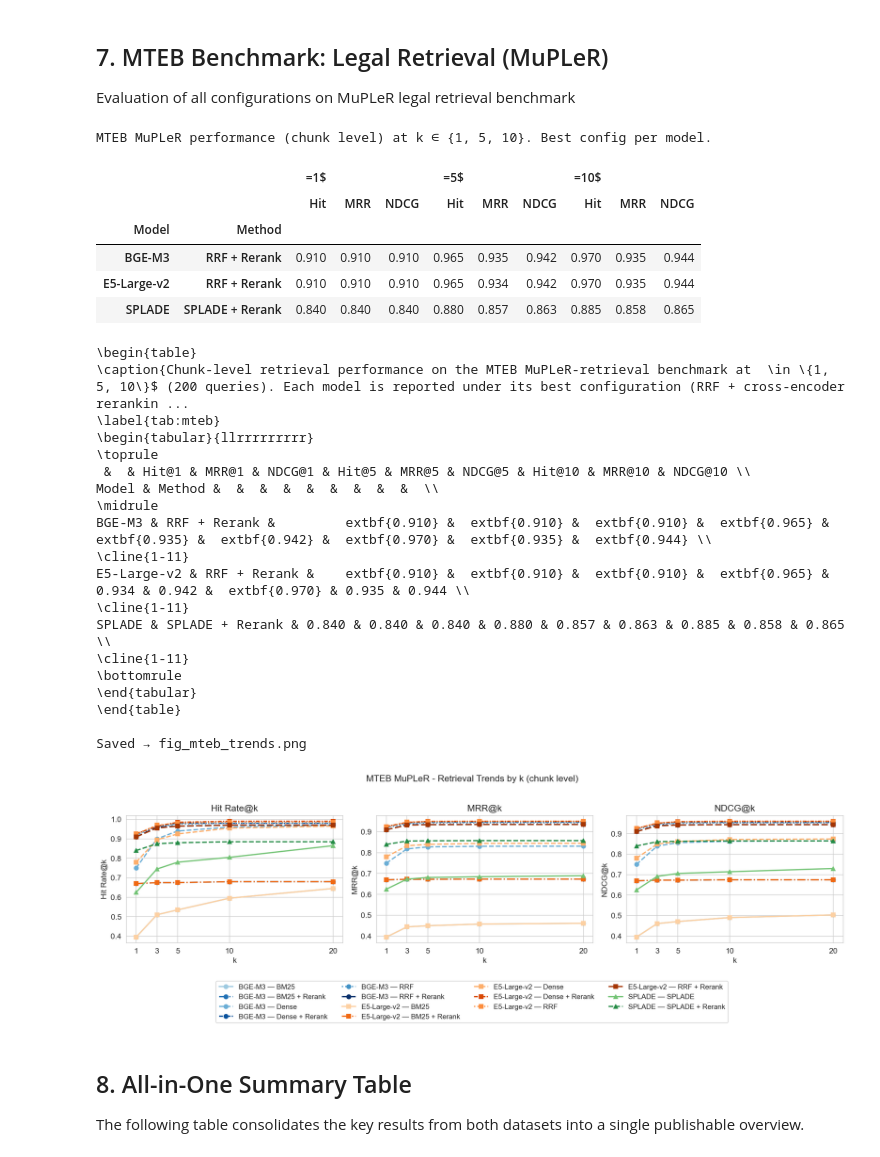
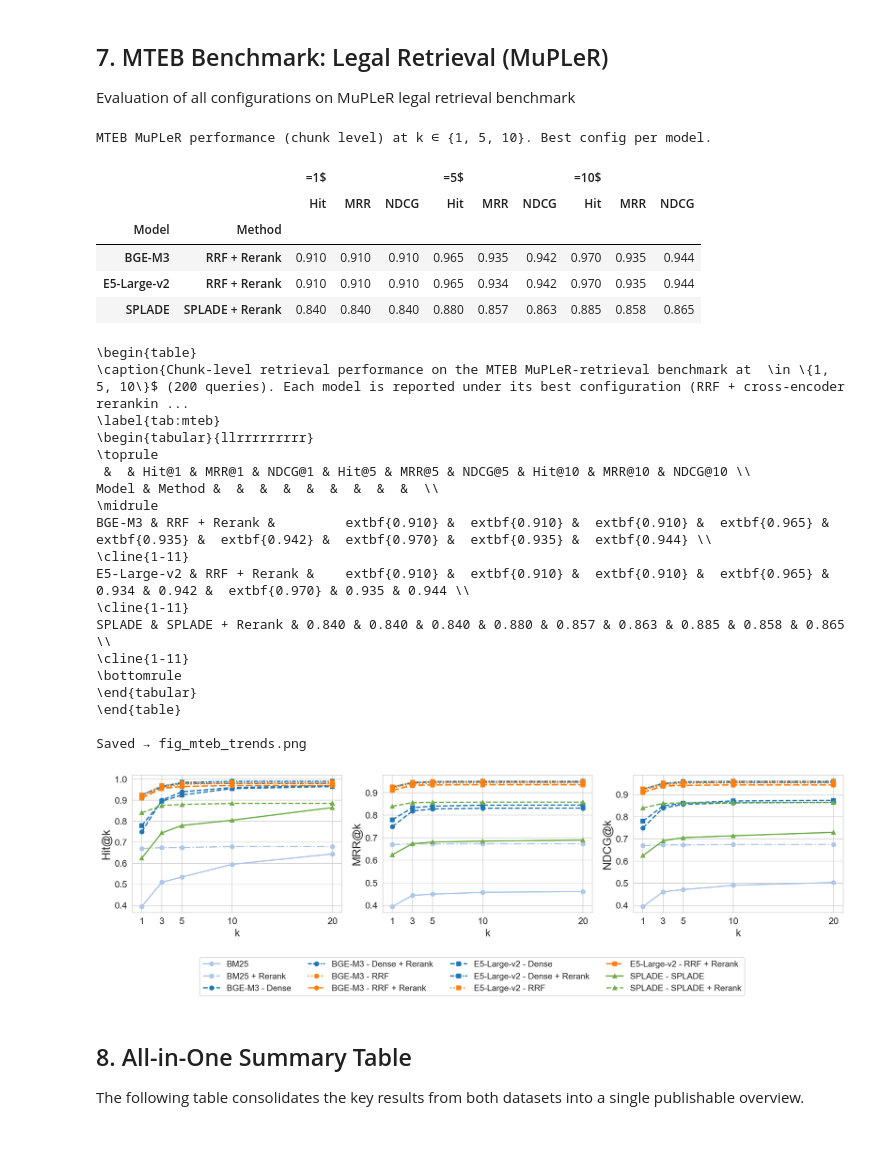
Before and after one commit to sarajose/RAG-for-Aligning-Greener-Electronics-Recommendations, a Jupyter notebook: retrieval_results.ipynb, the cells around one changed output. Drawn from its saved outputs; the diff is of its cells as text; code cells hidden in the pictures.

```diff
--- a/retrieval_results.ipynb
+++ b/retrieval_results.ipynb
@@ -519,14 +536,14 @@ for ax, (metric, col) in zip(axes, [('NDCG@10', 'ΔNDCG (BGE−E5)'), ('MRR@10',
     colors = ['#1f77b4' if v >= 0 else '#d62728' for v in h2h[col]]
     ax.barh(h2h.index, h2h[col], color=colors)
     ax.axvline(0, color='black', linewidth=0.8)
-    ax.set_title(f'Δ{metric}\n(BGE-M3 − E5-Large-v2)')
-    ax.set_xlabel('Absolute Δ')
+    #ax.set_title(f'Δ{metric}\n(BGE-M3 − E5-Large-v2)', fontsize=15)
+    ax.set_xlabel('Absolute Δ', fontsize=14)
     for i, v in enumerate(h2h[col]):
         ax.text(v + (0.001 if v >= 0 else -0.001), i, f'{v:+.3f}',
-                va='center', ha='left' if v >= 0 else 'right', fontsize=8)
+                va='center', ha='left' if v >= 0 else 'right', fontsize=11)
 
-axes[0].set_ylabel('Method')
-plt.suptitle('BGE-M3 vs E5-Large-v2 - Performance Gap at k=10 (Gold Standard)', fontsize=12, y=1.02)
+axes[0].set_ylabel('Method', fontsize=14)
+#plt.suptitle('BGE-M3 vs E5-Large-v2 - Performance Gap at k=10 (Gold Standard)', fontsize=15, y=1.02)
 plt.tight_layout()
 savefig('fig_h2h_gap.png')
 plt.show()
@@ -621,77 +638,74 @@ latex_str = latex_bold.to_latex(
 )
 print(latex_str)
 
-# Colour shades per (model_key, method) — different hues within each model family
-_METHODS_ORDER = ['bm25', 'dense', 'rrf', 'bm25_rerank', 'dense_rerank', 'rrf_rerank']
-_SHADES_BGE    = ['#9ecae1', '#6baed6', '#4292c6', '#2171b5', '#08519c', '#08306b']
-_SHADES_E5     = ['#fdd0a2', '#fdae6b', '#fd8d3c', '#f16913', '#d94801', '#a63603']
-_SHADES_SPLADE = {'splade': '#74c476', 'splade_rerank': '#238b45'}
+# BM25 is model-independent: drop the duplicate e5-large-v2 rows before plotting
+bm25_dup = mteb_data['method'].isin(['bm25', 'bm25_rerank']) & (mteb_data['model_key'] == 'e5-large-v2')
+mteb_plot_data = mteb_data[~bm25_dup].copy()
 
-def _line_color(model_key, method):
-    if model_key == 'bge-m3':
-        return _SHADES_BGE[_METHODS_ORDER.index(method)] if method in _METHODS_ORDER else '#9ecae1'
-    if model_key == 'e5-large-v2':
-        return _SHADES_E5[_METHODS_ORDER.index(method)]  if method in _METHODS_ORDER else '#fdd0a2'
-    return _SHADES_SPLADE.get(method, '#70AD47')
-
-# Line charts by k — colour = per-method shade within model family, linestyle = method type
+# Line charts by k
+# Encoding: colour = method family (METHOD_COLORS, consistent with all other figures)
+#           linestyle = method (METHOD_LINESTYLES, distinguishes base vs reranked)
+#           marker = model (MODEL_MARKERS)
 fig, axes = plt.subplots(1, 3, figsize=(15, 5), sharey=False)
-for ax, (metric_col, metric_label) in zip(axes, [('hit_rate', 'Hit Rate@k'), ('mrr', 'MRR@k'), ('ndcg', 'NDCG@k')]):
-    for _, grp in mteb_data.groupby(['model_key', 'method']):
+for ax, (metric_col, metric_label) in zip(axes, [('hit_rate', 'Hit@k'), ('mrr', 'MRR@k'), ('ndcg', 'NDCG@k')]):
+    for _, grp in mteb_plot_data.groupby(['model_key', 'method']):
         grp = grp.sort_values('k')
         mk  = grp['model_key'].iloc[0]
         mth = grp['method'].iloc[0]
-        lbl = f"{MODEL_LABELS.get(mk, mk)} — {METHOD_LABELS.get(mth, mth)}"
+        if mth in ('bm25', 'bm25_rerank'):
+            lbl = METHOD_LABELS.get(mth, mth)
+        else:
+            lbl = f"{MODEL_LABELS.get(mk, mk)} - {METHOD_LABELS.get(mth, mth)}"
         ax.plot(
             grp['k'], grp[metric_col],
-            color=_line_color(mk, mth),
+            color=METHOD_COLORS[mth],
             linestyle=METHOD_LINESTYLES.get(mth, '-'),
             marker=MODEL_MARKERS.get(mk, 'x'),
             markersize=6, linewidth=1.8,
             label=lbl,
         )
     ax.set_xticks(mteb_k_vals)
-    ax.set_xlabel('k', fontsize=11)
-    ax.set_ylabel(metric_label, fontsize=11)
-    ax.set_title(metric_label, fontsize=13)
-    ax.tick_params(labelsize=11)
+    ax.set_xlabel('k', fontsize=14)
+    ax.set_ylabel(metric_label, fontsize=16)
+    #ax.set_title(metric_label, fontsize=15)
+    ax.tick_params(labelsize=13)
 
 # Single legend below subplots — tight_layout rect reserves space, legend fills it
 handles, labels = axes[0].get_legend_handles_labels()
-plt.suptitle('MTEB MuPLeR - Retrieval Trends by k (chunk level)', fontsize=13, y=1.02)
-plt.tight_layout(rect=[0, 0.24, 1, 1])
-fig.legend(handles, labels, loc='upper center', bbox_to_anchor=(0.5, 0.22),
-           ncol=4, fontsize=10, frameon=True)
+#plt.suptitle('MTEB MuPLeR - Retrieval Trends by k (chunk level)', fontsize=15, y=1.02)
+plt.tight_layout(rect=[0, 0.28, 1, 1])
+fig.legend(handles, labels, loc='upper center', bbox_to_anchor=(0.5, 0.26),
+           ncol=4, fontsize=12, frameon=True)
 savefig('fig_mteb_trends.png')
 plt.show()
 # %% [output]
 MTEB MuPLeR performance (chunk level) at k ∈ {1, 5, 10}. Best config per model.
 |  |  | =1$ |  |  | =5$ |  |  | =10$ |  |  |
 |  |  | Hit | MRR | NDCG | Hit | MRR | NDCG | Hit | MRR | NDCG |
 | Model | Method |  |  |  |  |  |  |  |  |  |
 | BGE-M3 | RRF + Rerank | 0.910 | 0.910 | 0.910 | 0.965 | 0.935 | 0.942 | 0.970 | 0.935 | 0.944 |
 | E5-Large-v2 | RRF + Rerank | 0.910 | 0.910 | 0.910 | 0.965 | 0.934 | 0.942 | 0.970 | 0.935 | 0.944 |
 | SPLADE | SPLADE + Rerank | 0.840 | 0.840 | 0.840 | 0.880 | 0.857 | 0.863 | 0.885 | 0.858 | 0.865 |
 \begin{table}
 \caption{Chunk-level retrieval performance on the MTEB MuPLeR-retrieval benchmark at  \in \{1, 5, 10\}$ (200 queries). Each model is reported under its best configuration (RRF + cross-encoder rerankin ...
 \label{tab:mteb}
 \begin{tabular}{llrrrrrrrrr}
 \toprule
  &  & Hit@1 & MRR@1 & NDCG@1 & Hit@5 & MRR@5 & NDCG@5 & Hit@10 & MRR@10 & NDCG@10 \\
 Model & Method &  &  &  &  &  &  &  &  &  \\
 \midrule
 BGE-M3 & RRF + Rerank &         extbf{0.910} &  extbf{0.910} &  extbf{0.910} &  extbf{0.965} &  extbf{0.935} &  extbf{0.942} &  extbf{0.970} &  extbf{0.935} &  extbf{0.944} \\
 \cline{1-11}
 E5-Large-v2 & RRF + Rerank &    extbf{0.910} &  extbf{0.910} &  extbf{0.910} &  extbf{0.965} & 0.934 & 0.942 &  extbf{0.970} & 0.935 & 0.944 \\
 \cline{1-11}
 SPLADE & SPLADE + Rerank & 0.840 & 0.840 & 0.840 & 0.880 & 0.857 & 0.863 & 0.885 & 0.858 & 0.865 \\
 \cline{1-11}
 \bottomrule
 \end{tabular}
 \end{table}
 
 Saved → fig_mteb_trends.png
-[figure, old version]
+[figure, new version]
 # %% [markdown]
 ## 8. All-in-One Summary Table
 
```
Also changed, not shown: parts of 7 cells of this notebook.
